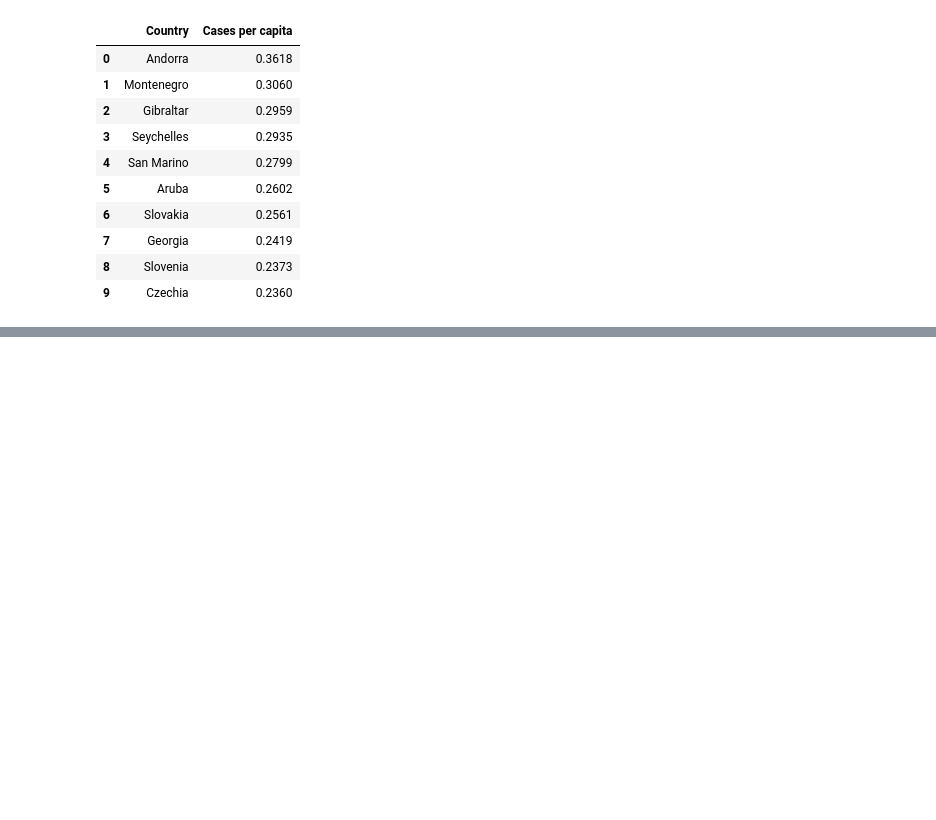
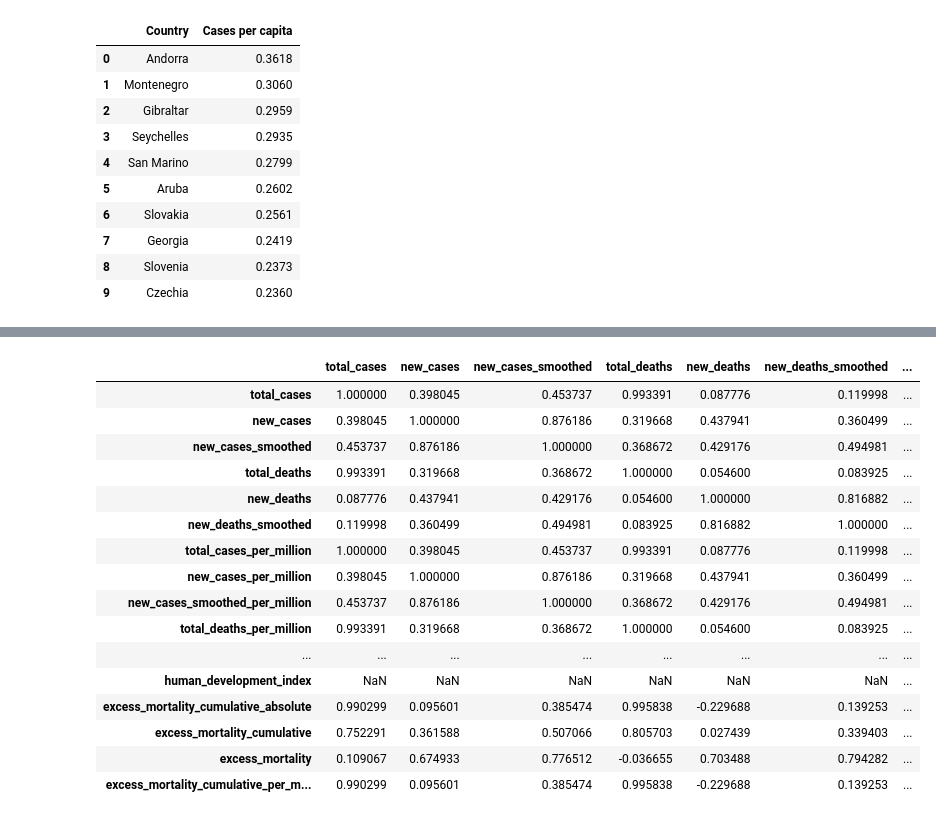
Before and after one commit to msdec321/PythonBasics, a Jupyter notebook: statistics/basics.ipynb, the cells around one changed output, grey strips where cells are left out. Saved outputs shown, nothing was run; the diff lists cells and outputs as text; code cells hidden in the pictures; blank space fills up the shorter version.

```diff
--- a/statistics/basics.ipynb
+++ b/statistics/basics.ipynb
@@ -129,0 +166,22 @@ df.drop('Vacc per capita', 1).drop('Deaths per capita', 1).dropna().round(decima
+# %%
+# Correlation matrix
+pd.set_option("display.max_rows", None, "display.max_columns", None)  # Shows whole table without "..."
+df2.corr()
+# %% [output]
+|  | total_cases | new_cases | new_cases_smoothed | total_deaths | new_deaths | new_deaths_smoothed | ... |
+| total_cases | 1.000000 | 0.398045 | 0.453737 | 0.993391 | 0.087776 | 0.119998 | ... |
+| new_cases | 0.398045 | 1.000000 | 0.876186 | 0.319668 | 0.437941 | 0.360499 | ... |
+| new_cases_smoothed | 0.453737 | 0.876186 | 1.000000 | 0.368672 | 0.429176 | 0.494981 | ... |
+| total_deaths | 0.993391 | 0.319668 | 0.368672 | 1.000000 | 0.054600 | 0.083925 | ... |
+| new_deaths | 0.087776 | 0.437941 | 0.429176 | 0.054600 | 1.000000 | 0.816882 | ... |
+| new_deaths_smoothed | 0.119998 | 0.360499 | 0.494981 | 0.083925 | 0.816882 | 1.000000 | ... |
+| total_cases_per_million | 1.000000 | 0.398045 | 0.453737 | 0.993391 | 0.087776 | 0.119998 | ... |
+| new_cases_per_million | 0.398045 | 1.000000 | 0.876186 | 0.319668 | 0.437941 | 0.360499 | ... |
+| new_cases_smoothed_per_million | 0.453737 | 0.876186 | 1.000000 | 0.368672 | 0.429176 | 0.494981 | ... |
+| total_deaths_per_million | 0.993391 | 0.319668 | 0.368672 | 1.000000 | 0.054600 | 0.083925 | ... |
+| ... | ... | ... | ... | ... | ... | ... | ... |
+| human_development_index | NaN | NaN | NaN | NaN | NaN | NaN | ... |
+| excess_mortality_cumulative_absolute | 0.990299 | 0.095601 | 0.385474 | 0.995838 | -0.229688 | 0.139253 | ... |
+| excess_mortality_cumulative | 0.752291 | 0.361588 | 0.507066 | 0.805703 | 0.027439 | 0.339403 | ... |
+| excess_mortality | 0.109067 | 0.674933 | 0.776512 | -0.036655 | 0.703488 | 0.794282 | ... |
+| excess_mortality_cumulative_per_m... | 0.990299 | 0.095601 | 0.385474 | 0.995838 | -0.229688 | 0.139253 | ... |
```
Also changed, not shown: parts of 4 cells of this notebook.
